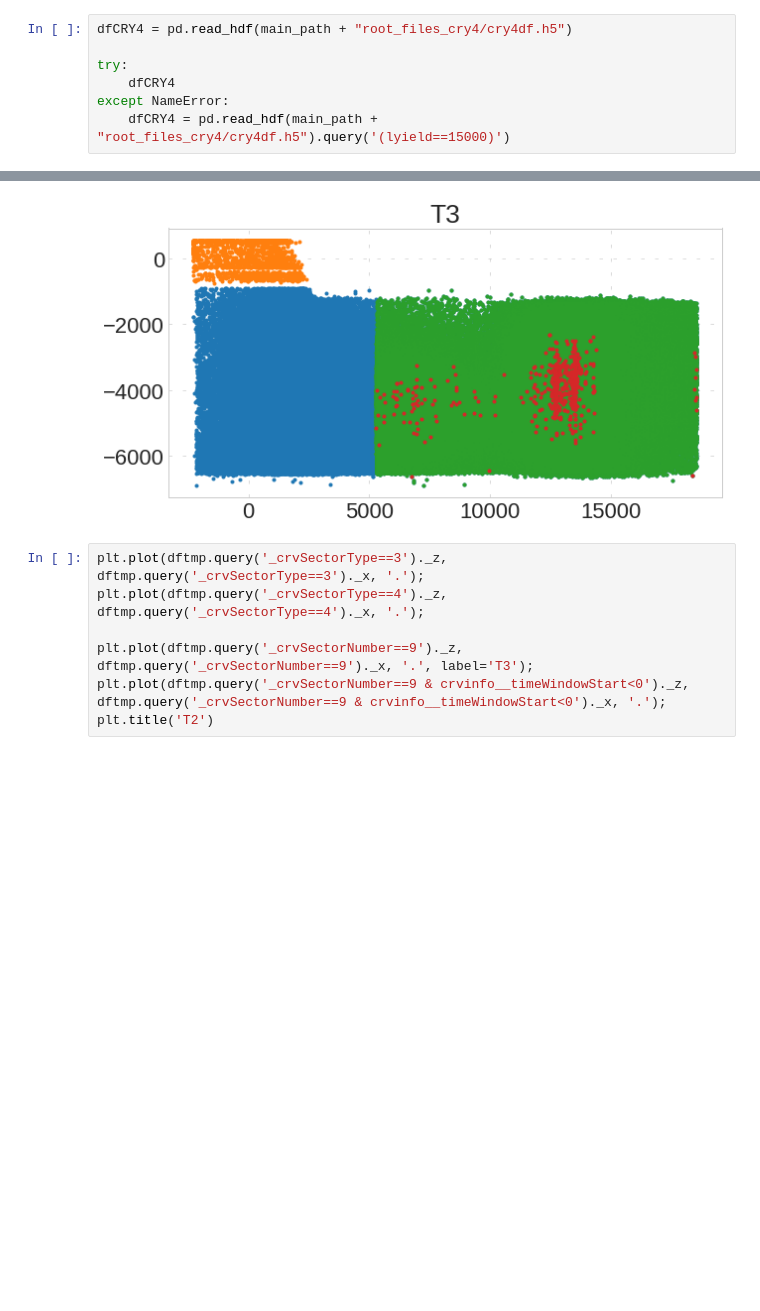
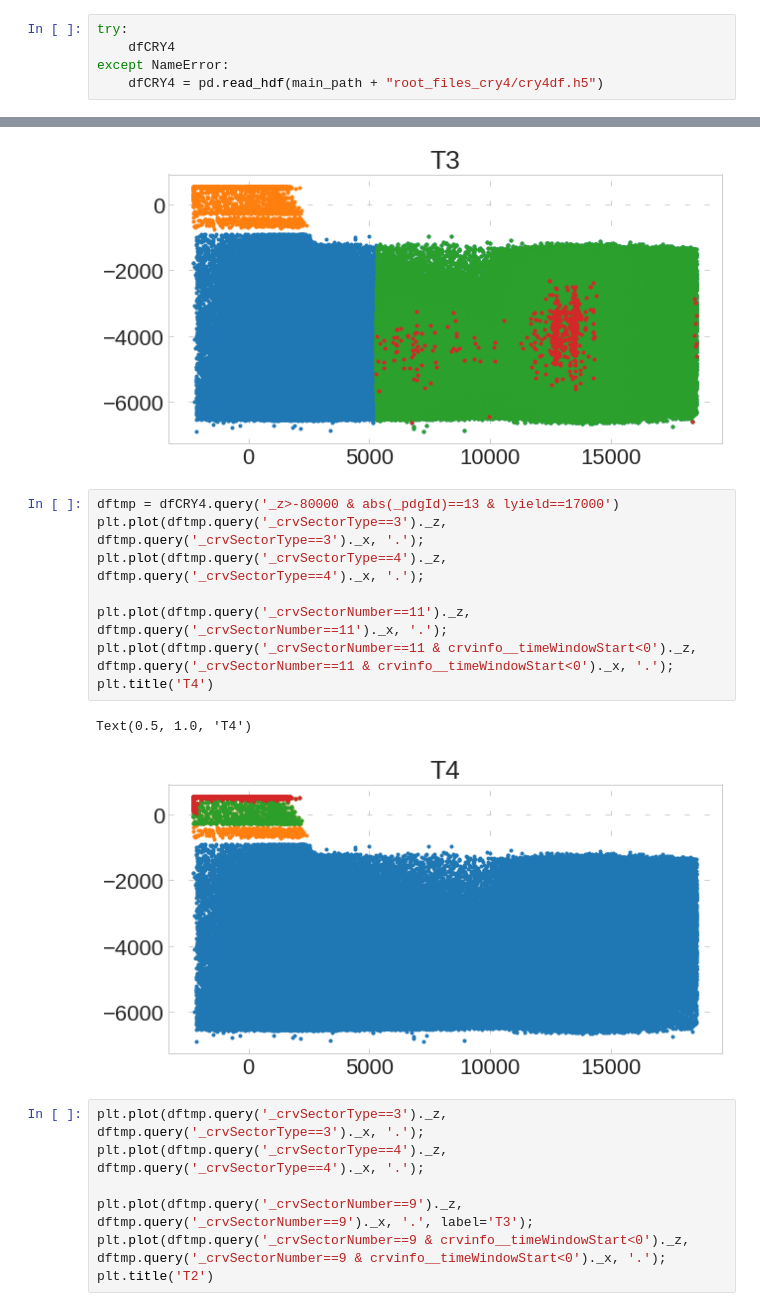
Before and after one commit to oksuzian/Mu2eANL, a Jupyter notebook: CRVEff/SectorEff.ipynb, the cells around one changed output, grey strips where cells are left out. Saved outputs shown, nothing was run; the diff lists cells and outputs as text; blank space fills up the shorter version.

```diff
--- a/CRVEff/SectorEff.ipynb
+++ b/CRVEff/SectorEff.ipynb
@@ -93,7 +62,5 @@ deent_d0_om
 # %%
-dfCRY4 = pd.read_hdf(main_path + "root_files_cry4/cry4df.h5")
-
 try:
     dfCRY4
 except NameError:
-    dfCRY4 = pd.read_hdf(main_path + "root_files_cry4/cry4df.h5").query('(lyield==15000)')
+    dfCRY4 = pd.read_hdf(main_path + "root_files_cry4/cry4df.h5")
@@ -130,6 +75,17 @@ plt.title('T3')
 # %% [output]
 Text(0.5, 1.0, 'T3')
 [figure]
+# %%
+dftmp = dfCRY4.query('_z>-80000 & abs(_pdgId)==13 & lyield==17000')
+plt.plot(dftmp.query('_crvSectorType==3')._z, dftmp.query('_crvSectorType==3')._x, '.');
+plt.plot(dftmp.query('_crvSectorType==4')._z, dftmp.query('_crvSectorType==4')._x, '.');
+
+plt.plot(dftmp.query('_crvSectorNumber==11')._z, dftmp.query('_crvSectorNumber==11')._x, '.');
+plt.plot(dftmp.query('_crvSectorNumber==11 & crvinfo__timeWindowStart<0')._z, dftmp.query('_crvSectorNumber==11 & crvinfo__timeWindowStart<0')._x, '.');
+plt.title('T4')
+# %% [output]
+Text(0.5, 1.0, 'T4')
+[figure, added]
 # %%
 plt.plot(dftmp.query('_crvSectorType==3')._z, dftmp.query('_crvSectorType==3')._x, '.');
 plt.plot(dftmp.query('_crvSectorType==4')._z, dftmp.query('_crvSectorType==4')._x, '.');
```
Also changed, not shown: parts of 10 cells of this notebook.
